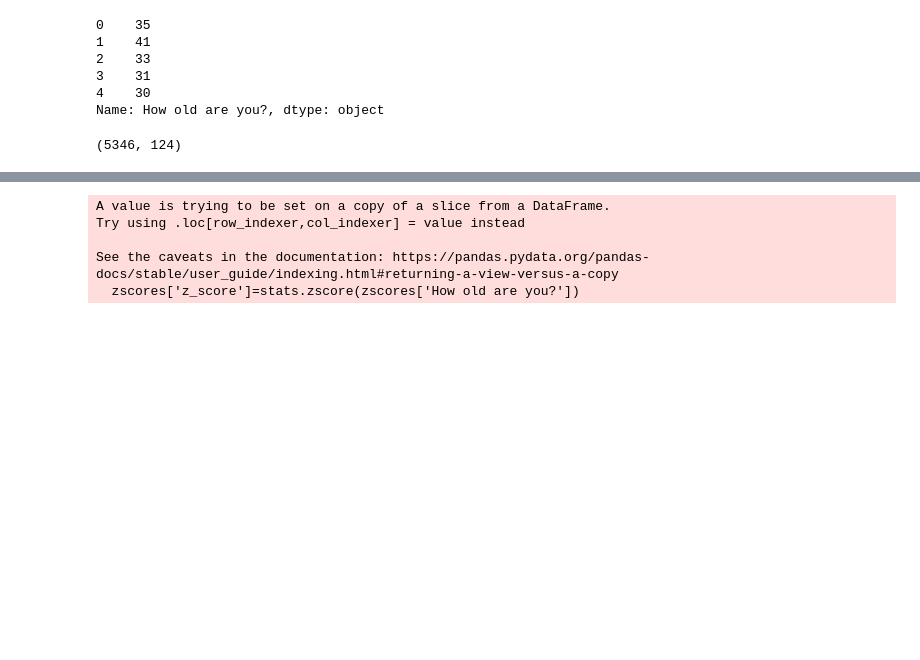
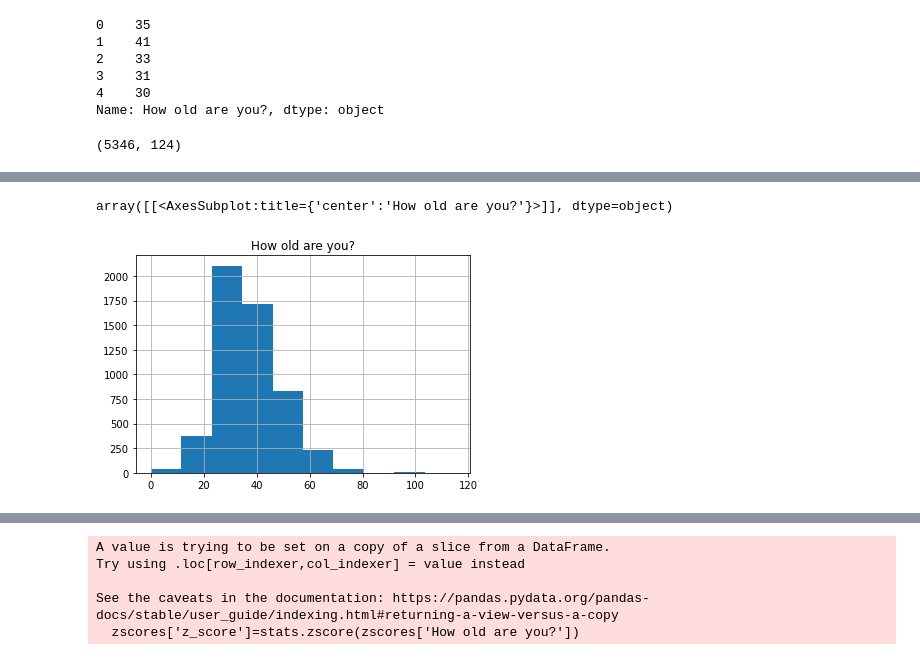
Before and after one commit to dealom/Cleaning-Candy-Dataset, a Jupyter notebook: candy cleaning.ipynb, the cells around one changed output, grey strips where cells are left out. Drawn from its saved outputs; the diff is of its cells as text; code cells hidden in the pictures; blank space fills up the shorter version.

```diff
--- a/candy cleaning.ipynb
+++ b/candy cleaning.ipynb
@@ -188,6 +358,8 @@ correctages.shape
 (5346, 124)
 # %%
 correctages = pd.to_numeric(correctages["How old are you?"])
+# %%
+correctages = correctages.to_frame()
 # %%
 correctages
 # %% [output]
@@ -207,0 +403,2 @@ correctages
+# %%
+agesunder120 = correctages[correctages['How old are you?'] < 120]
@@ -207,0 +421,5 @@ correctages
+# %%
+agesunder120.hist() # cut off at 99
+# %% [output]
+array([[<AxesSubplot:title={'center':'How old are you?'}>]], dtype=object)
+[figure, added]
```
Also changed, not shown: parts of 30 cells of this notebook, 2 other files.
